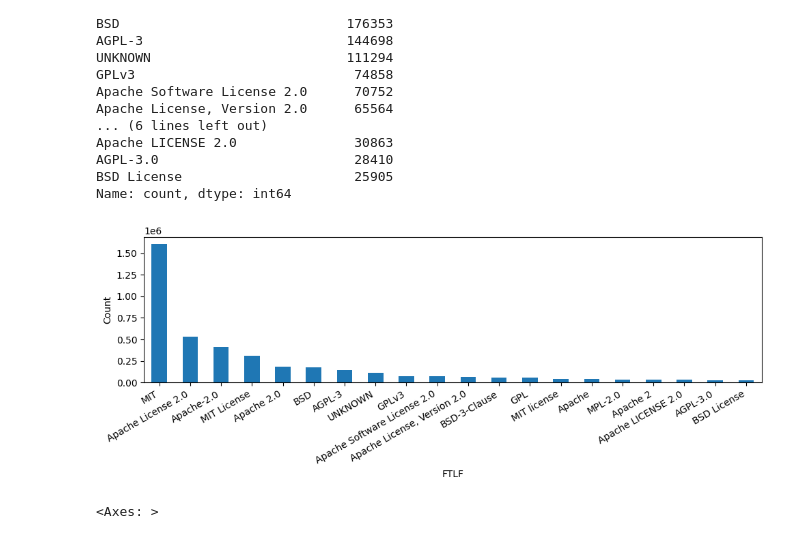
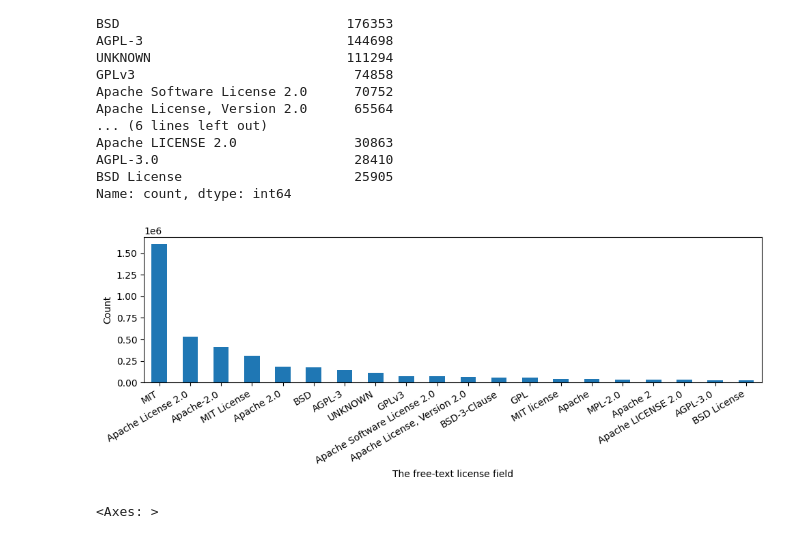
Before and after one commit to qwerltaz/lex2spdx, a Jupyter notebook: lex2spdx/eda.ipynb, the cells around one changed output. Drawn from its saved outputs; the diff is of its cells as text; code cells hidden in the pictures.

Commit message:
eda: tweak plot labels

```diff
--- a/lex2spdx/eda.ipynb
+++ b/lex2spdx/eda.ipynb
@@ -58,16 +58,16 @@ Name: count, dtype: int64
 # %%
 # Licenses and their value counts histogram, with labels of the licenses.
 license_counts = licenses.value_counts().head(20)
 plt.figure(figsize=(10, 4))
 license_counts.plot(kind='bar')
-plt.xlabel('FTLF')
+plt.xlabel('The free-text license field')
 plt.ylabel('Count')
 # plt.title('20 Most common FTLFs')
 plt.xticks(rotation=30, ha='right')
 plt.tight_layout()
 plt.show()
 # %% [output]
-[figure, old version]
+[figure, new version]
 # %%
 # license length distribution
 fig, ax = plt.subplots(1, 2, figsize=(18, 6))
```
